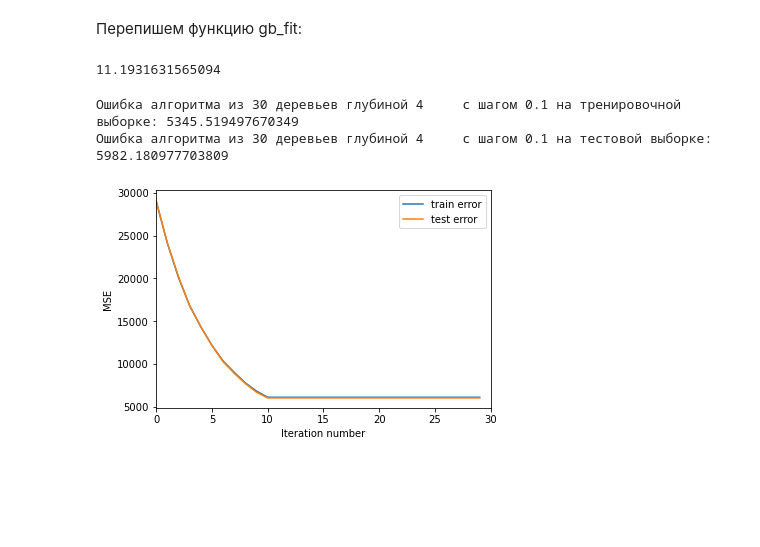
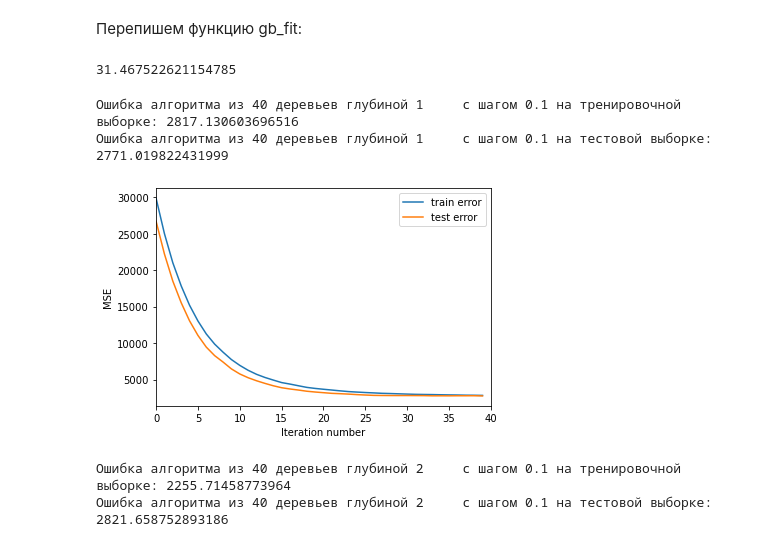
Before and after one commit to FKz11/Alg_DS, a Jupyter notebook: lesson-6.ipynb, the cells around one changed output. Drawn from its saved outputs; the diff is of its cells as text; code cells hidden in the pictures; blank space fills up the shorter version.

```diff
--- a/lesson-6.ipynb
+++ b/lesson-6.ipynb
@@ -219,4 +140,0 @@ get_error_plot(n_trees, train_errors_4, test_errors_4)
-# %%
-max_depth = 5
-
-trees_5, train_errors_5, test_errors_5 = gb_fit(n_trees, max_depth, X_train, X_test, y_train, y_test, coefs, eta)
@@ -234,4 +140,0 @@ get_error_plot(n_trees, train_errors_5, test_errors_5)
-# %%
-max_depth = 6
-
-trees_6, train_errors_6, test_errors_6 = gb_fit(n_trees, max_depth, X_train, X_test, y_train, y_test, coefs, eta)
@@ -249,4 +140,0 @@ get_error_plot(n_trees, train_errors_6, test_errors_6)
-# %%
-max_depth = 7
-
-trees_7, train_errors_7, test_errors_7 = gb_fit(n_trees, max_depth, X_train, X_test, y_train, y_test, coefs, eta)
@@ -332,23 +204,23 @@ def gb_fit(n_trees, max_depth, X_train, X_test, y_train, y_test, coefs, eta):
 
     return trees, train_errors, test_errors
 # %%
-max_depth = 4
+max_depth = 1
 
 t_start = time()
 
-trees_4, train_errors_4, test_errors_4_s = gb_fit(n_trees, max_depth, X_train, X_test, y_train, y_test, coefs, eta)
+trees, train_errors, test_errors_1_s = gb_fit(n_trees, max_depth, X_train, X_test, y_train, y_test, coefs, eta)
 
-t_4_s = time() - t_start
-t_4_s
+t_1_s = time() - t_start
+t_1_s
 # %% [output]
-11.1931631565094
+31.467522621154785
 # %%
-evaluate_alg(X_train, X_test, y_train, y_test, trees_4, coefs, eta)
+evaluate_alg(X_train, X_test, y_train, y_test, trees, coefs, eta)
 # %% [output]
-Ошибка алгоритма из 30 деревьев глубиной 4     с шагом 0.1 на тренировочной выборке: 5345.519497670349
-Ошибка алгоритма из 30 деревьев глубиной 4     с шагом 0.1 на тестовой выборке: 5982.180977703809
+Ошибка алгоритма из 40 деревьев глубиной 1     с шагом 0.1 на тренировочной выборке: 2817.130603696516
+Ошибка алгоритма из 40 деревьев глубиной 1     с шагом 0.1 на тестовой выборке: 2771.019822431999
 # %%
-get_error_plot(n_trees, train_errors_4, test_errors_4)
+get_error_plot(n_trees, train_errors, test_errors_1_s)
 # %% [output]
-[figure, old version]
+[figure, new version]
 # %%
@@ -358,3 +230,6 @@ trees_4, train_errors_4, test_errors_4 = gb_fit(n_trees, max_depth, X_train, X_t
 # %%
-evaluate_alg(X_train, X_test, y_train, y_test, trees_4, coefs, eta)
+evaluate_alg(X_train, X_test, y_train, y_test, trees, coefs, eta)
+# %% [output]
+Ошибка алгоритма из 40 деревьев глубиной 2     с шагом 0.1 на тренировочной выборке: 2255.71458773964
+Ошибка алгоритма из 40 деревьев глубиной 2     с шагом 0.1 на тестовой выборке: 2821.658752893186
 # %%
```
Also changed, not shown: parts of 89 cells of this notebook.
